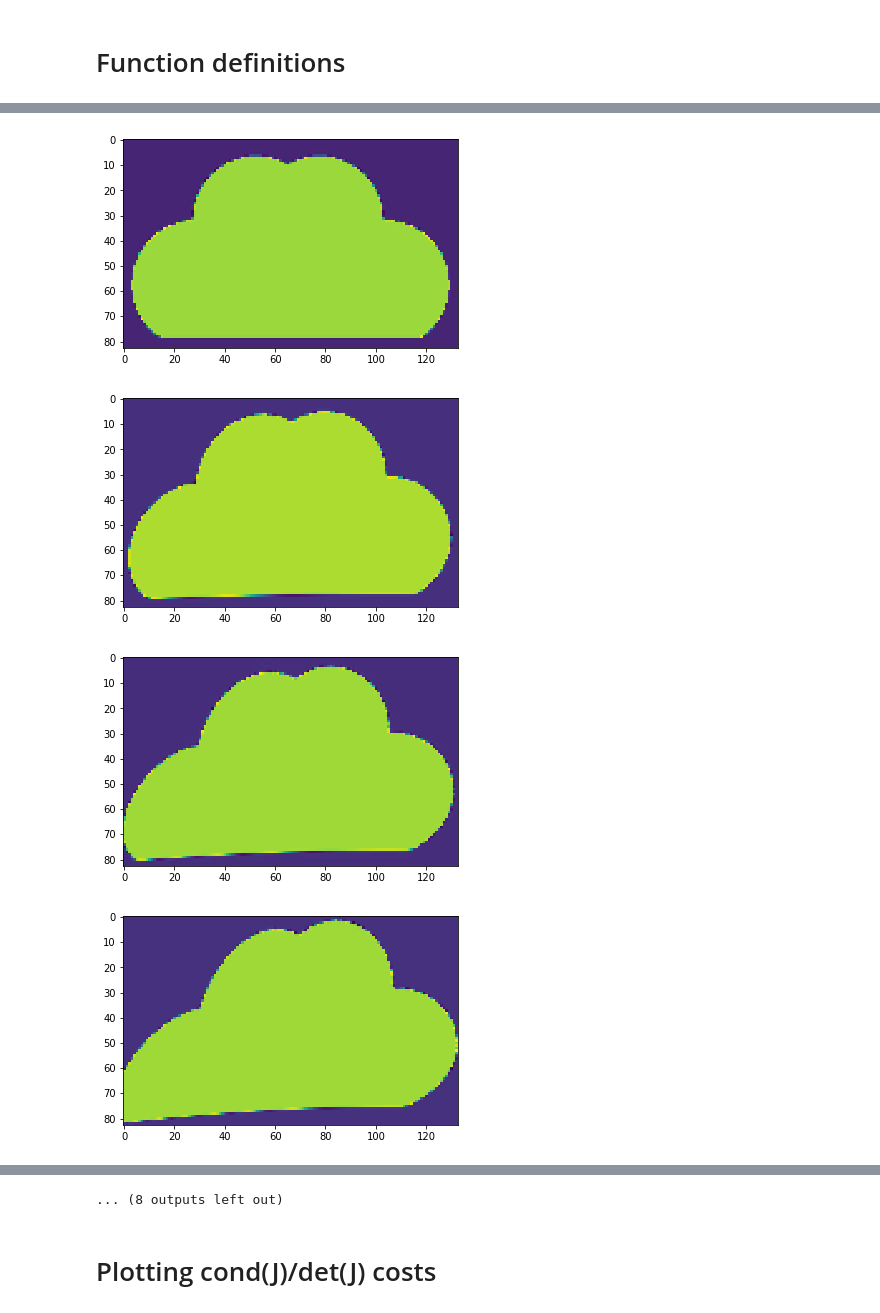
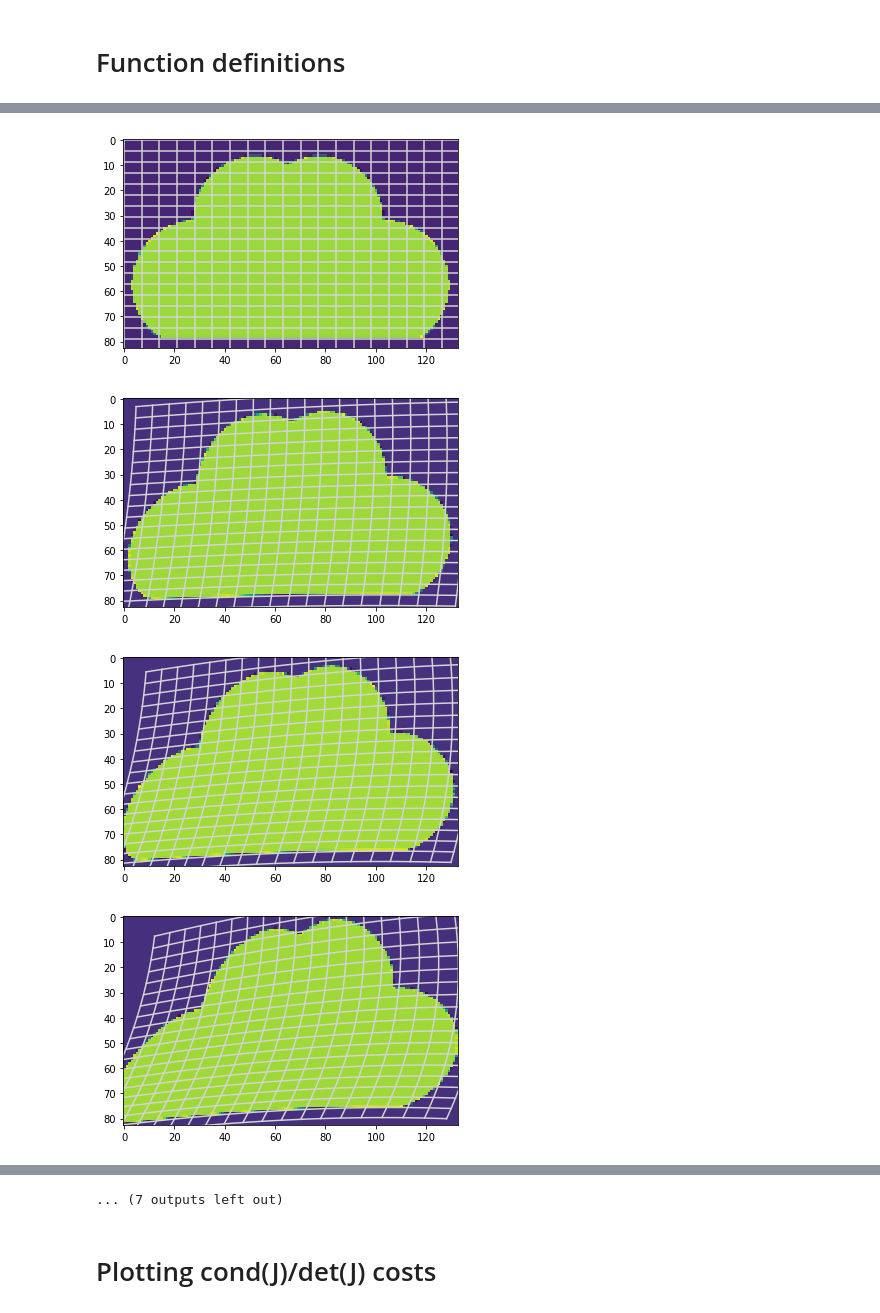
Before and after one commit to jacarolan/Research, a Jupyter notebook: full-program/Full Program.ipynb, the cells around one changed output, grey strips where cells are left out. Saved outputs shown, nothing was run; the diff lists cells and outputs as text; code cells hidden in the pictures.

Commit message:
Implemented grid drawing

```diff
--- a/full-program/Full Program.ipynb
+++ b/full-program/Full Program.ipynb
@@ -128,19 +133,54 @@ def cost_det(T_map, J, w, h, step=10):
             x, y = T_map(xi, yi)
             sum_cost += la.det(J(x, y))
     return sum_cost / (w * h / (step * step))
+# %%
+# Helper method for grid plotting
+def plot_grid(ax, gridx,gridy, **kwargs):
+    for i in range(gridx.shape[0]):
+        ax.plot(gridx[i,:], gridy[i,:], **kwargs)
+    for i in range(gridx.shape[1]):
+        ax.plot(gridx[:,i], gridy[:,i], **kwargs)
+
+# Map inversion
+def inv_map(c_map, grid_x, grid_y):
+    o_grid_x = []
+    o_grid_y = []
+    for yi in range(len(grid_y)):
+        o_grid_x.append([])
+        o_grid_y.append([])
+        for xi in range(len(grid_x)):
+            x, y = grid_x[yi][xi], grid_y[yi][xi]
+            soln = sopt.fsolve(lambda z:np.array(c_map(z[0], z[1])) - np.array((x, y)), np.array([x, y]))
+            o_grid_x[-1].append(soln[0])
+            o_grid_y[-1].append(soln[1])
+    return np.array(o_grid_x), np.array(o_grid_y)
 # %%
 # Plotting cost vs. deformation
 T_defs = []
-rnge = 20
+rnge = 19
 for i in range(rnge):
     d = i / rnge
     T_new, T_map, T_J = trafo(T, [0, 0, 1, d, -d, d, -d, d, 1, -d, d, -d], w, h) # This deforms the input
     T_defs.append([T_new, T_map, T_J])
-    Z = T_new(np.linspace(0,w-1, w // 3), np.linspace(0, h-1, h//3)) # evaluation of the function on the grid
-    plt.imshow(Z.T) # drawing the function
+    fact = 3
+    wspace = np.linspace(0,w-1, w // fact)
+    hspace = np.linspace(0, h-1, h // fact)
+    Z = T_new(wspace, hspace) # evaluation of the function on the grid
+
+    fig, ax = plt.subplots()
+
+    grid_x,grid_y = np.meshgrid(np.linspace(0, w, 20),np.linspace(0, h,20))
+#     plot_grid(ax,grid_x,grid_y, color="lightgrey")
+
+    distx, disty = inv_map(T_map, grid_x,grid_y)
+    distx /= fact
+    disty /= fact
+    plot_grid(ax,distx, disty, color="lightgray")
+    ax.imshow(Z.T) # drawing the function
+
     plt.show()
 # %% [output]
-[figure, old version]
+[figure, new version]
-[figure, old version]
+[figure, new version]
-[figure, old version]
+[figure, new version]
-[figure, old version]
+[figure, new version]
@@ -155,4 +195,4 @@ for i in range(rnge):
-... (8 outputs left out)
+... (7 outputs left out)
 # %%
 cond_costs = [cost_cond(T_defs[i][1], T_defs[i][2], w, h) for i in range(len(T_defs))]
 det_costs = [cost_det(T_defs[i][1], T_defs[i][2], w, h) for i in range(len(T_defs))]
```
Also changed, not shown: parts of 10 cells of this notebook.
